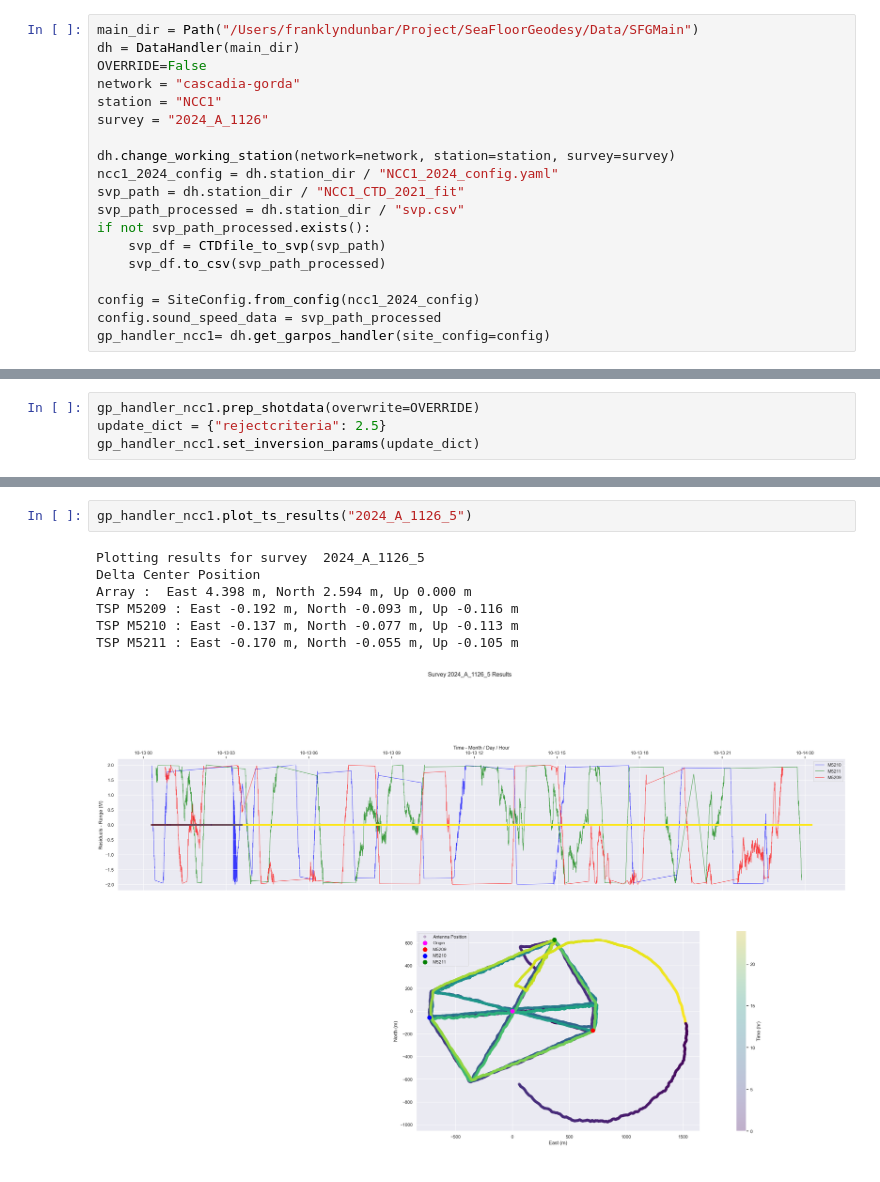
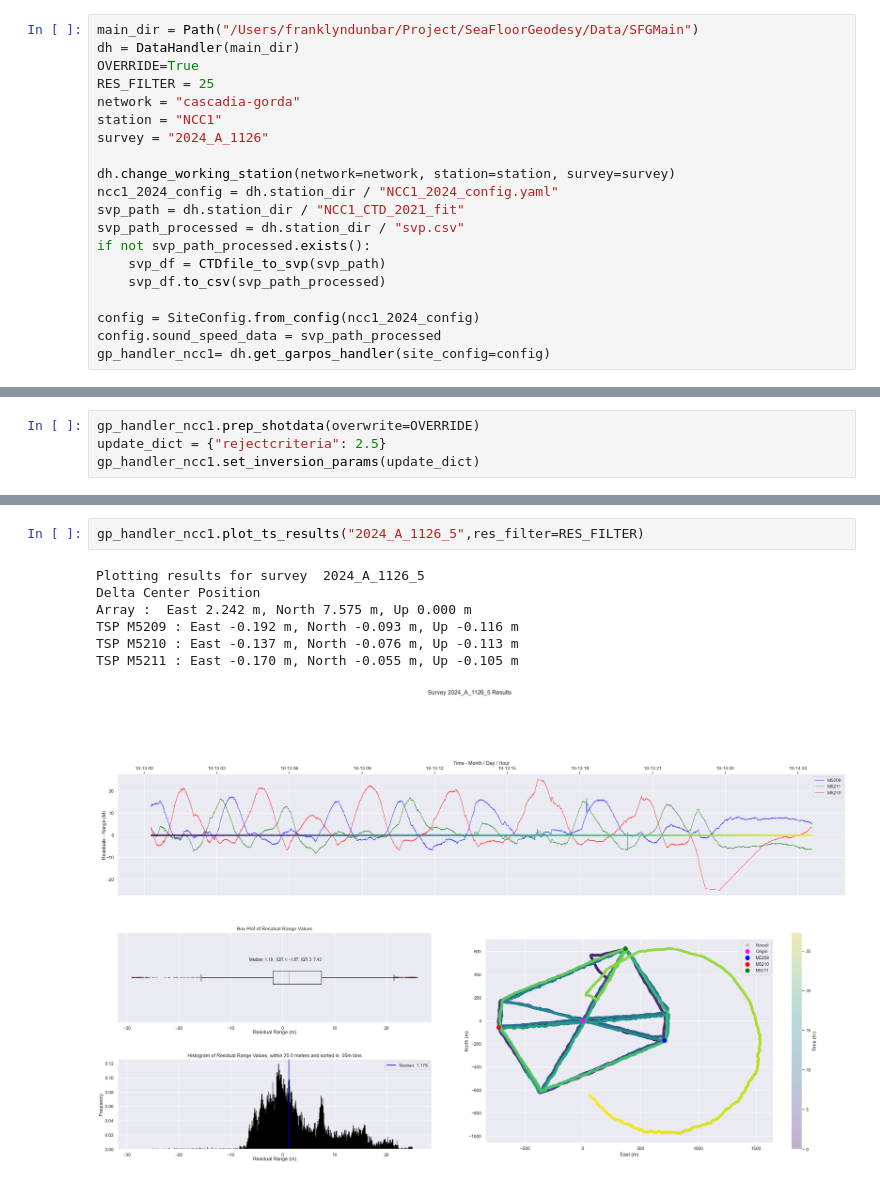
Before and after one commit to EarthScope/es_sfgtools, a Jupyter notebook: dev/ncc1_demo.ipynb, the cells around one changed output, grey strips where cells are left out. Drawn from its saved outputs; the diff is of its cells as text.

```diff
--- a/dev/ncc1_demo.ipynb
+++ b/dev/ncc1_demo.ipynb
@@ -18,7 +18,8 @@ os.environ["PATH"] += os.pathsep + str(pride_path)
 # %%
 main_dir = Path("/Users/franklyndunbar/Project/SeaFloorGeodesy/Data/SFGMain")
 dh = DataHandler(main_dir)
-OVERRIDE=False
+OVERRIDE=True
+RES_FILTER = 25
 network = "cascadia-gorda"
 station = "NCC1"
 survey = "2024_A_1126"
@@ -117,10 +185,10 @@ Results already exist for /Users/franklyndunbar/Project/SeaFloorGeodesy/Data/SFG
 # %%
-gp_handler_ncc1.plot_ts_results("2024_A_1126_5")
+gp_handler_ncc1.plot_ts_results("2024_A_1126_5",res_filter=RES_FILTER)
 # %% [output]
 Plotting results for survey  2024_A_1126_5
 Delta Center Position
-Array :  East 4.398 m, North 2.594 m, Up 0.000 m
+Array :  East 2.242 m, North 7.575 m, Up 0.000 m
 TSP M5209 : East -0.192 m, North -0.093 m, Up -0.116 m
-TSP M5210 : East -0.137 m, North -0.077 m, Up -0.113 m
+TSP M5210 : East -0.137 m, North -0.076 m, Up -0.113 m
 TSP M5211 : East -0.170 m, North -0.055 m, Up -0.105 m
-[figure, old version]
+[figure, new version]
```
Also changed, not shown: parts of 9 cells of this notebook, 4 other files.
